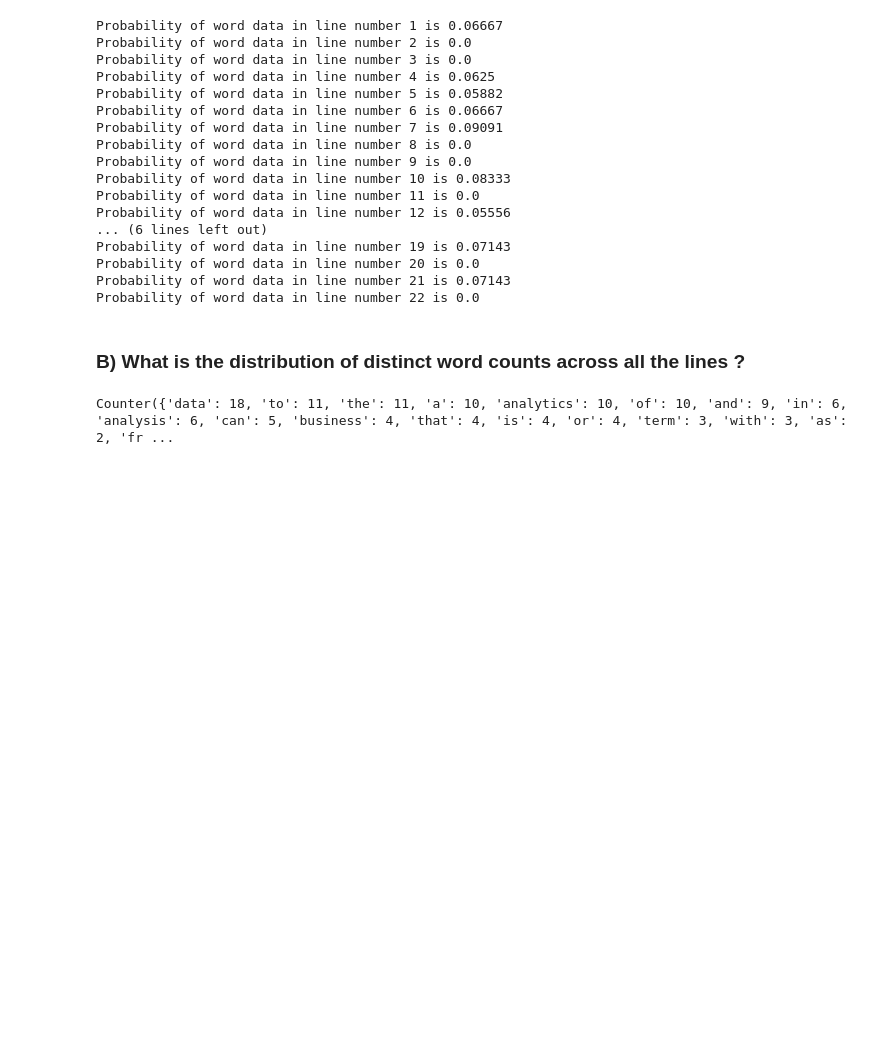
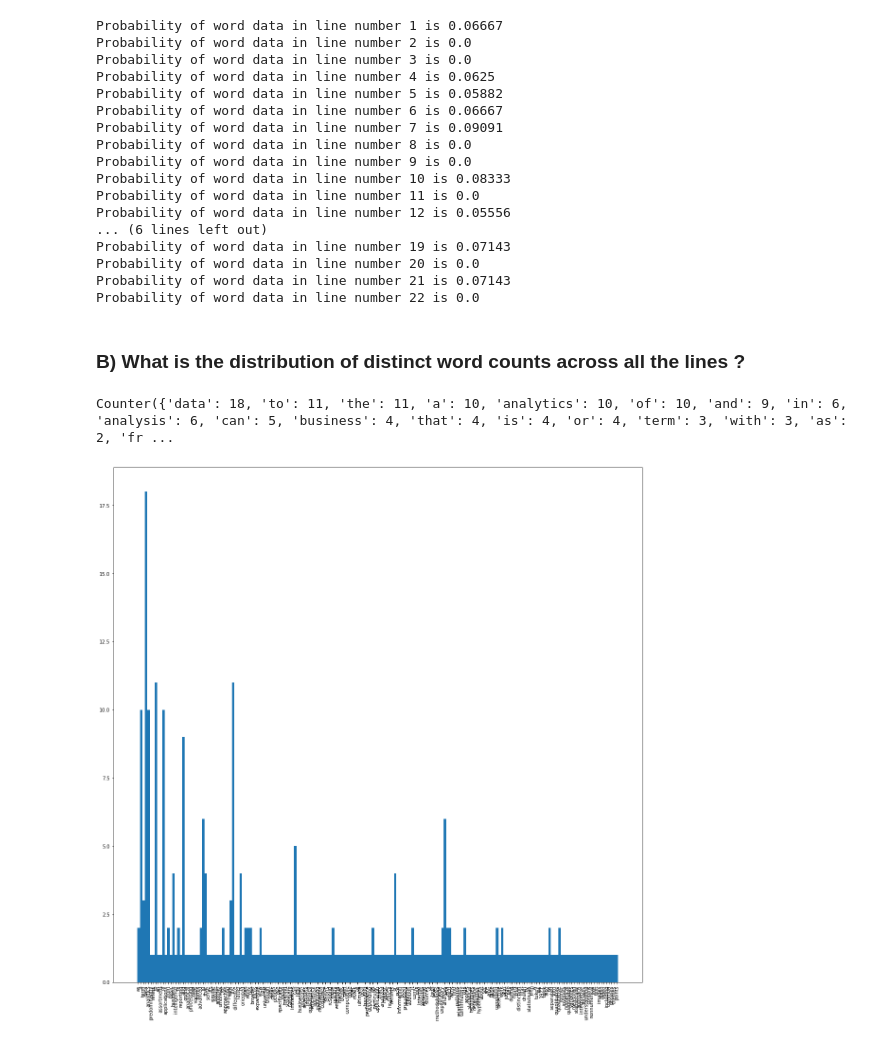
Before and after one commit to farisk263/Assessment, a Jupyter notebook: Task_3/task_3.ipynb, the cells around one changed output. Saved outputs shown, nothing was run; the diff lists cells and outputs as text; code cells hidden in the pictures; blank space fills up the shorter version.

```diff
--- a/Task_3/task_3.ipynb
+++ b/Task_3/task_3.ipynb
@@ -147,3 +148,17 @@ counts = Counter(z)
 print(counts)
 # %% [output]
 Counter({'data': 18, 'to': 11, 'the': 11, 'a': 10, 'analytics': 10, 'of': 10, 'and': 9, 'in': 6, 'analysis': 6, 'can': 5, 'business': 4, 'that': 4, 'is': 4, 'or': 4, 'term': 3, 'with': 3, 'as': 2, 'fr ...
+# %%
+import matplotlib.pyplot as plt
+
+labels, values = zip(*counts.items())
+
+indexes = np.arange(len(labels))
+width = 1
+
+fig = plt.figure(figsize=(20, 20))
+plt.bar(indexes, values, width)
+plt.xticks(indexes - width * 0.1, labels, rotation=90)
+plt.show()
+# %% [output]
+[figure, added]
```
Also changed, not shown: parts of 2 cells of this notebook, 1 other file.
